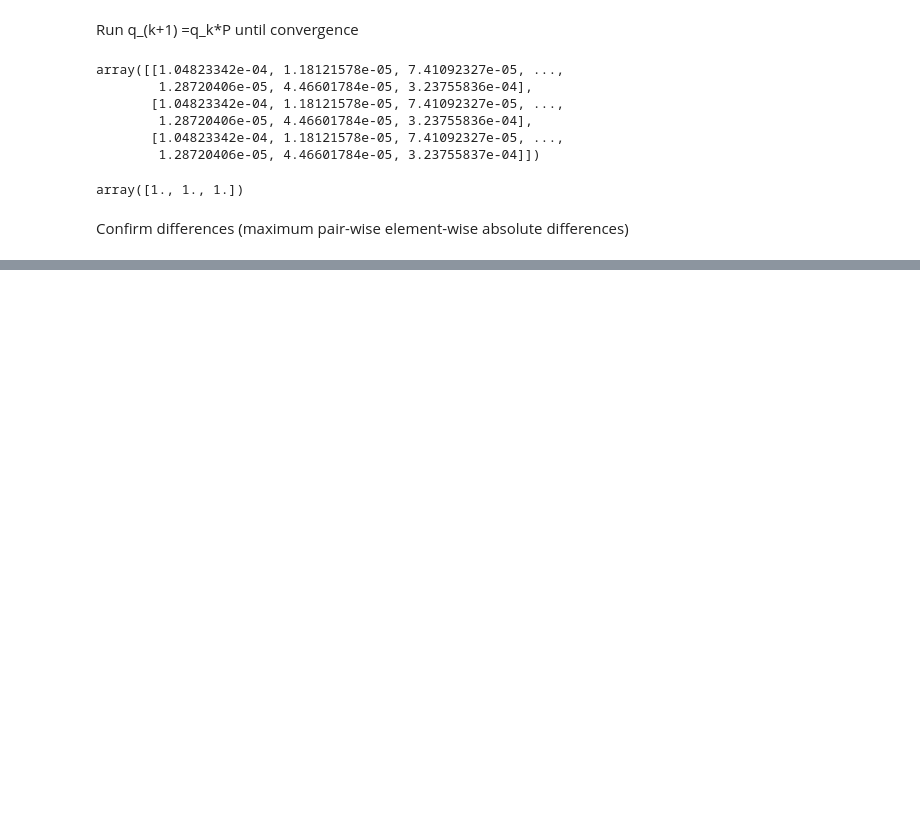
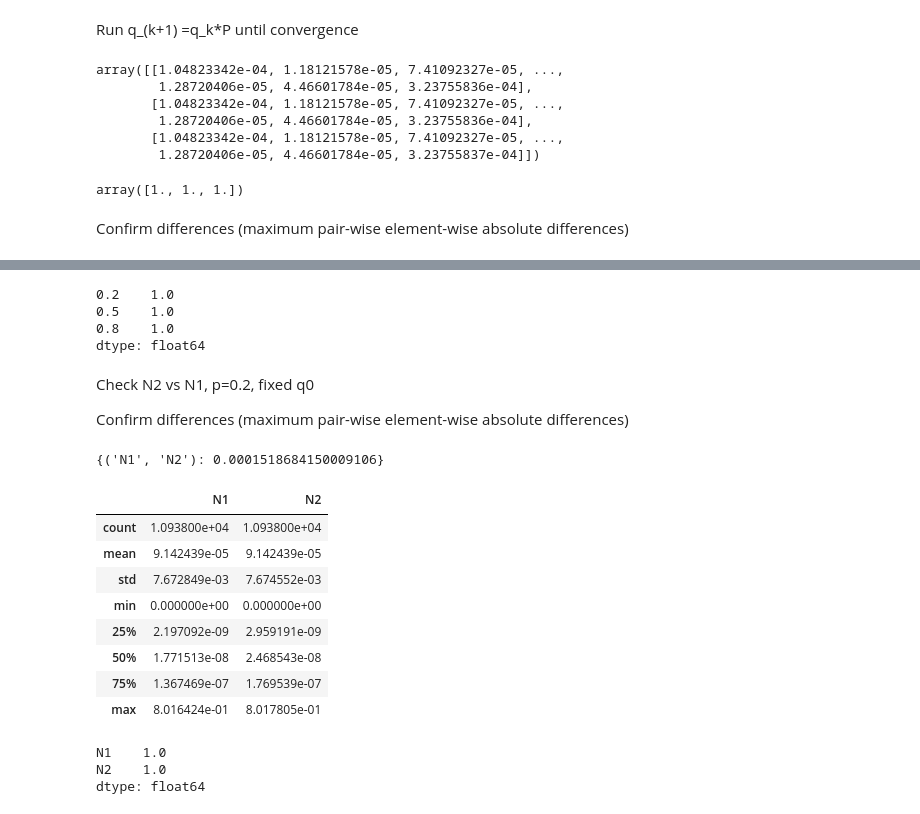
Before and after one commit to williamrobotma/ECSE-556-HW2, a Jupyter notebook: HW2.ipynb, the cells around one changed output, grey strips where cells are left out. Saved outputs shown, nothing was run; the diff lists cells and outputs as text; code cells hidden in the pictures; blank space fills up the shorter version.

```diff
--- a/HW2.ipynb
+++ b/HW2.ipynb
@@ -187,0 +356,7 @@ np.absolute(qs[0] - qs[1]).max(), np.absolute(qs[0] - qs[2]).max(), np.absolute(
+# %%
+df_vary_p_n2.sum()
+# %% [output]
+0.2    1.0
+0.5    1.0
+0.8    1.0
+dtype: float64
@@ -187,0 +365,28 @@ np.absolute(qs[0] - qs[1]).max(), np.absolute(qs[0] - qs[2]).max(), np.absolute(
+# %% [markdown]
+Check N2 vs N1, p=0.2, fixed q0
+
+Confirm differences (maximum pair-wise element-wise absolute differences)
+# %%
+element_wise_diffs(qs_n[:,0,0], avg_diff, keys=['N1', 'N2'])
+# %% [output]
+{('N1', 'N2'): 0.0001518684150009106}
+# %%
+df_vary_v = pd.DataFrame(qs_n[:,0,0].T, columns=['N1', 'N2'], index=nodes)
+df_vary_v.index.name = 'genes|v'
+df_vary_v.describe()
+# %% [output]
+|  | N1 | N2 |
+| count | 1.093800e+04 | 1.093800e+04 |
+| mean | 9.142439e-05 | 9.142439e-05 |
+| std | 7.672849e-03 | 7.674552e-03 |
+| min | 0.000000e+00 | 0.000000e+00 |
+| 25% | 2.197092e-09 | 2.959191e-09 |
+| 50% | 1.771513e-08 | 2.468543e-08 |
+| 75% | 1.367469e-07 | 1.769539e-07 |
+| max | 8.016424e-01 | 8.017805e-01 |
+# %%
+df_vary_v.sum()
+# %% [output]
+N1    1.0
+N2    1.0
+dtype: float64
```
Also changed, not shown: parts of 28 cells of this notebook.
